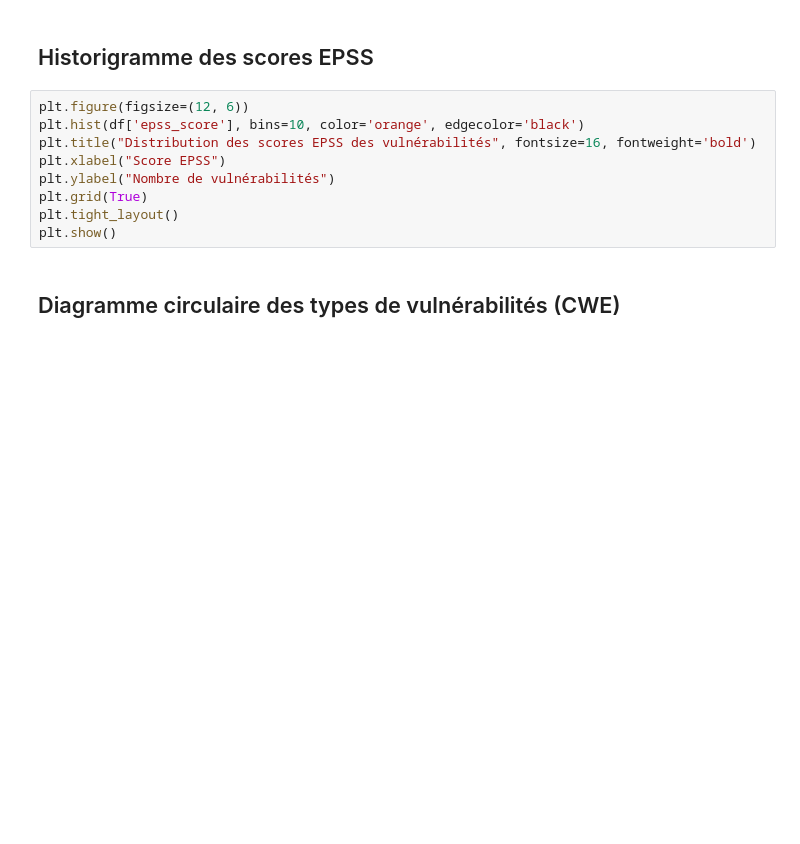
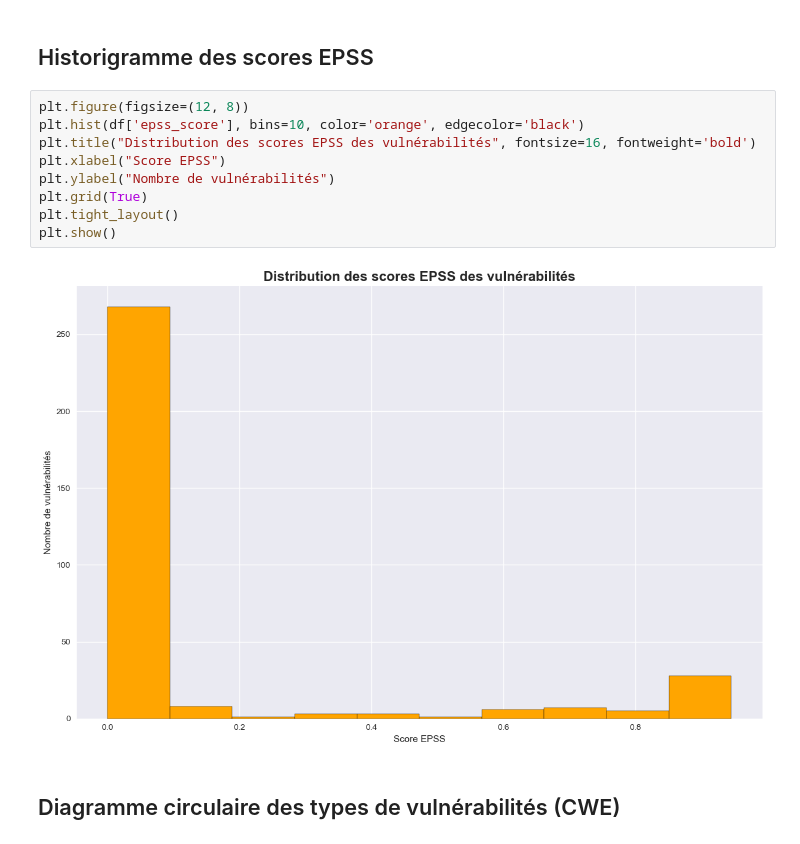
Before and after one commit to iri-rsl/ANSSI-Mastercamp, a Jupyter notebook: TD_final.ipynb, the cells around one changed output. Saved outputs shown, nothing was run; the diff lists cells and outputs as text; blank space fills up the shorter version.

```diff
--- a/TD_final.ipynb
+++ b/TD_final.ipynb
@@ -273,14 +60,16 @@ plt.show()
 # %% [markdown]
 ## Historigramme des scores EPSS
 # %%
-plt.figure(figsize=(12, 6))
+plt.figure(figsize=(12, 8))
 plt.hist(df['epss_score'], bins=10, color='orange', edgecolor='black')
 plt.title("Distribution des scores EPSS des vulnérabilités", fontsize=16, fontweight='bold')
 plt.xlabel("Score EPSS")
 plt.ylabel("Nombre de vulnérabilités")
 plt.grid(True)
 plt.tight_layout()
 plt.show()
+# %% [output]
+[figure, added]
 # %% [markdown]
 ## Diagramme circulaire des types de vulnérabilités (CWE)
 # %%
```
Also changed, not shown: parts of 34 cells of this notebook.
